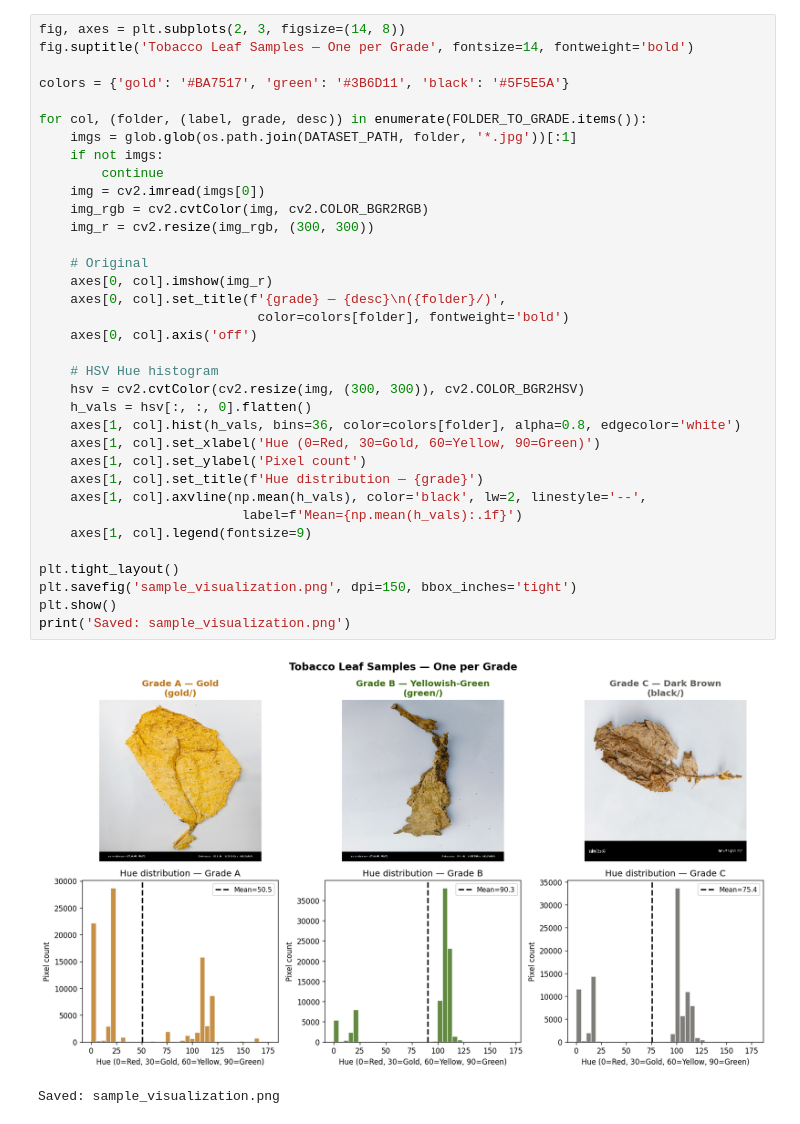
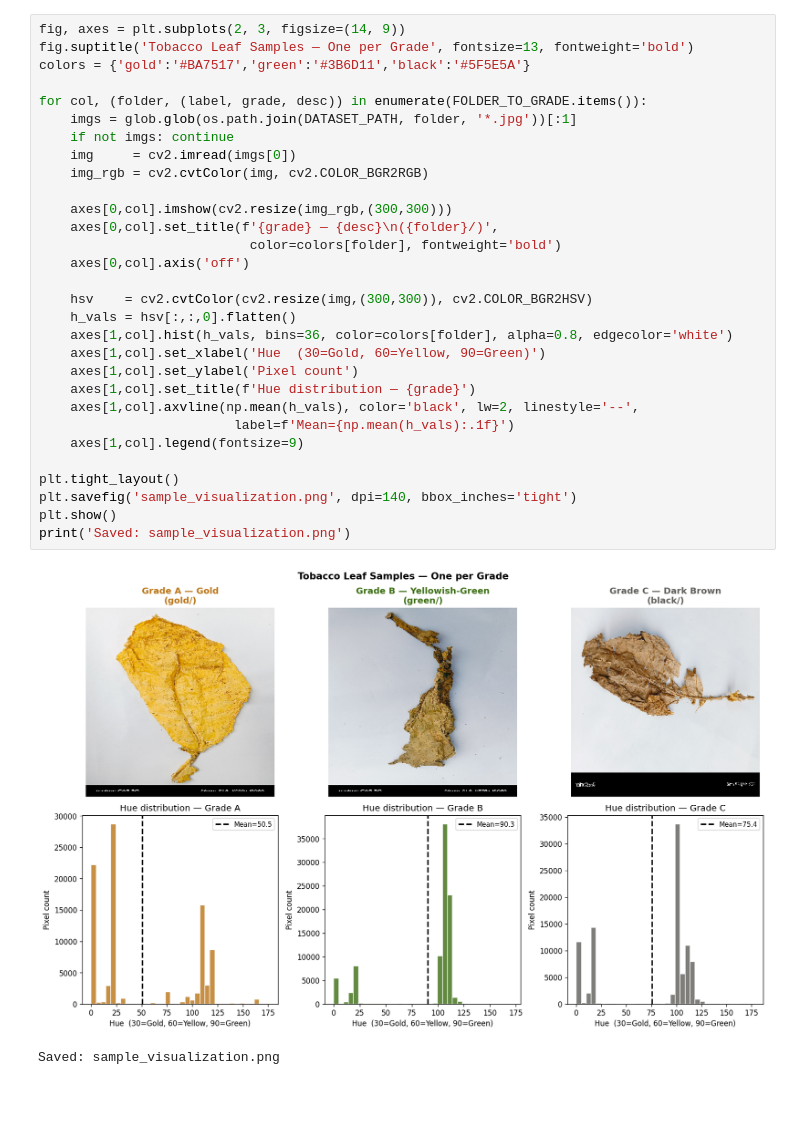
Before and after one commit to BaluAkhil/tobacco-leaf-grader, a Jupyter notebook: model.ipynb, the cells around one changed output. Saved outputs shown, nothing was run; the diff lists cells and outputs as text; blank space fills up the shorter version.

```diff
--- a/model.ipynb
+++ b/model.ipynb
@@ -213,38 +375,33 @@ black/  →  Grade C (Dark Brown):  185 images
 # %%
-fig, axes = plt.subplots(2, 3, figsize=(14, 8))
-fig.suptitle('Tobacco Leaf Samples — One per Grade', fontsize=14, fontweight='bold')
-
-colors = {'gold': '#BA7517', 'green': '#3B6D11', 'black': '#5F5E5A'}
+fig, axes = plt.subplots(2, 3, figsize=(14, 9))
+fig.suptitle('Tobacco Leaf Samples — One per Grade', fontsize=13, fontweight='bold')
+colors = {'gold':'#BA7517','green':'#3B6D11','black':'#5F5E5A'}
 
 for col, (folder, (label, grade, desc)) in enumerate(FOLDER_TO_GRADE.items()):
     imgs = glob.glob(os.path.join(DATASET_PATH, folder, '*.jpg'))[:1]
-    if not imgs:
-        continue
-    img = cv2.imread(imgs[0])
+    if not imgs: continue
+    img     = cv2.imread(imgs[0])
     img_rgb = cv2.cvtColor(img, cv2.COLOR_BGR2RGB)
-    img_r = cv2.resize(img_rgb, (300, 300))
 
-    # Original
-    axes[0, col].imshow(img_r)
-    axes[0, col].set_title(f'{grade} — {desc}\n({folder}/)',
-                            color=colors[folder], fontweight='bold')
-    axes[0, col].axis('off')
+    axes[0,col].imshow(cv2.resize(img_rgb,(300,300)))
+    axes[0,col].set_title(f'{grade} — {desc}\n({folder}/)',
+                           color=colors[folder], fontweight='bold')
+    axes[0,col].axis('off')
 
-    # HSV Hue histogram
-    hsv = cv2.cvtColor(cv2.resize(img, (300, 300)), cv2.COLOR_BGR2HSV)
-    h_vals = hsv[:, :, 0].flatten()
-    axes[1, col].hist(h_vals, bins=36, color=colors[folder], alpha=0.8, edgecolor='white')
-    axes[1, col].set_xlabel('Hue (0=Red, 30=Gold, 60=Yellow, 90=Green)')
-    axes[1, col].set_ylabel('Pixel count')
-    axes[1, col].set_title(f'Hue distribution — {grade}')
-    axes[1, col].axvline(np.mean(h_vals), color='black', lw=2, linestyle='--',
-                          label=f'Mean={np.mean(h_vals):.1f}')
-    axes[1, col].legend(fontsize=9)
+    hsv    = cv2.cvtColor(cv2.resize(img,(300,300)), cv2.COLOR_BGR2HSV)
+    h_vals = hsv[:,:,0].flatten()
+    axes[1,col].hist(h_vals, bins=36, color=colors[folder], alpha=0.8, edgecolor='white')
+    axes[1,col].set_xlabel('Hue  (30=Gold, 60=Yellow, 90=Green)')
+    axes[1,col].set_ylabel('Pixel count')
+    axes[1,col].set_title(f'Hue distribution — {grade}')
+    axes[1,col].axvline(np.mean(h_vals), color='black', lw=2, linestyle='--',
+                         label=f'Mean={np.mean(h_vals):.1f}')
+    axes[1,col].legend(fontsize=9)
 
 plt.tight_layout()
-plt.savefig('sample_visualization.png', dpi=150, bbox_inches='tight')
+plt.savefig('sample_visualization.png', dpi=140, bbox_inches='tight')
 plt.show()
 print('Saved: sample_visualization.png')
 # %% [output]
-[figure, old version]
+[figure, new version]
 Saved: sample_visualization.png
```
Also changed, not shown: parts of 19 cells of this notebook, 7 other files.
